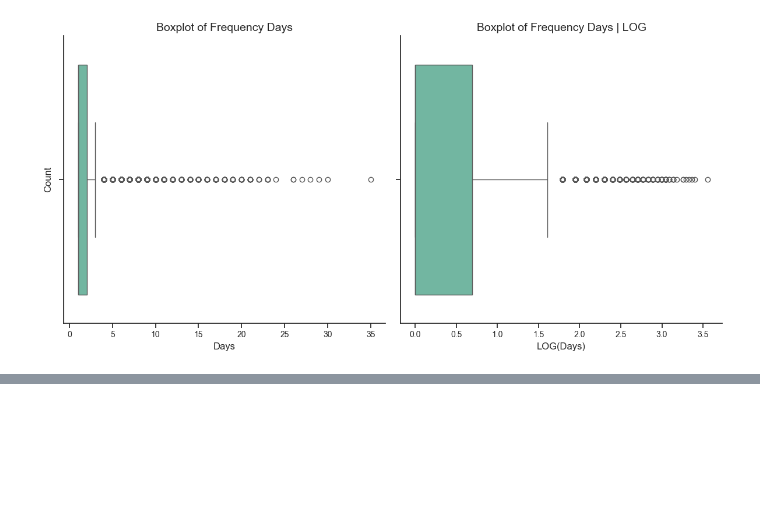
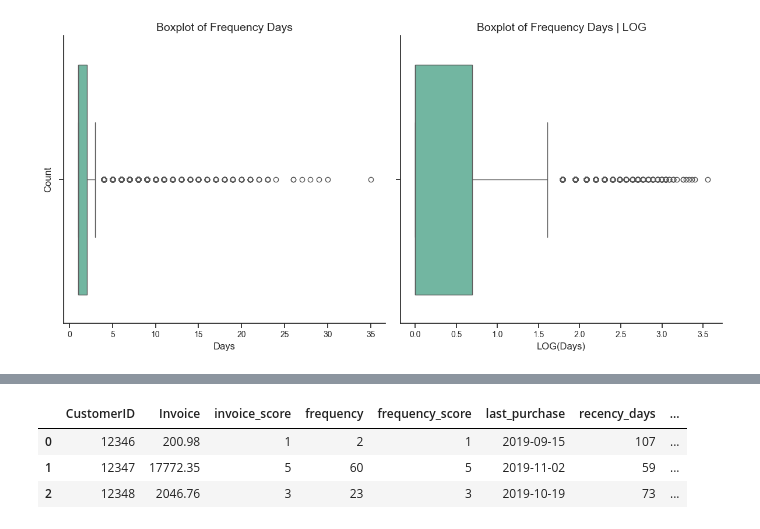
Before and after one commit to mateusengq/MKT-INSIGHTS-ECOMMERCE, a Jupyter notebook: Business_Questions_Group3.ipynb, the cells around one changed output, grey strips where cells are left out. Cells and saved outputs as stored; diff of their text form; code cells hidden in the pictures; blank space fills up the shorter version.

```diff
--- a/Business_Questions_Group3.ipynb
+++ b/Business_Questions_Group3.ipynb
@@ -127,6 +128,6 @@ plt.show()
 # %%
 # Frequency
 
-frequency = data_tmp['Transaction_ID'].value_counts().reset_index(name = 'frequency')
+frequency = data_tmp['CustomerID'].value_counts().reset_index(name = 'frequency')
 frequency['frequency'].describe()
 # %% [output]
@@ -161,6 +162,10 @@ plt.tight_layout()
 plt.show()
 # %% [output]
 [figure]
+# %%
+# Assign the labels for frequency
+
+frequency['frequency_score'] = pd.qcut(frequency['frequency'], 5, labels=[1, 2, 3, 4, 5], duplicates='drop').astype(int)
 # %%
 # Monetary
 
@@ -202,0 +193,14 @@ plt.show()
+# %%
+# Assign labels for monetary
+
+monetary['invoice_score'] = pd.qcut(monetary['Invoice'], 5, labels=[1, 2, 3, 4, 5], duplicates='drop').astype(int)
+# %%
+# Combining the bases
+
+data_rfm_tmp = monetary.merge(frequency, on='CustomerID', how='left').merge(recency_tmp, on='CustomerID', how='left')
+data_rfm_tmp.head(3)
+# %% [output]
+|  | CustomerID | Invoice | invoice_score | frequency | frequency_score | last_purchase | recency_days | ... |
+| 0 | 12346 | 200.98 | 1 | 2 | 1 | 2019-09-15 | 107 | ... |
+| 1 | 12347 | 17772.35 | 5 | 60 | 5 | 2019-11-02 | 59 | ... |
+| 2 | 12348 | 2046.76 | 3 | 23 | 3 | 2019-10-19 | 73 | ... |
```
Also changed, not shown: parts of 7 cells of this notebook.
